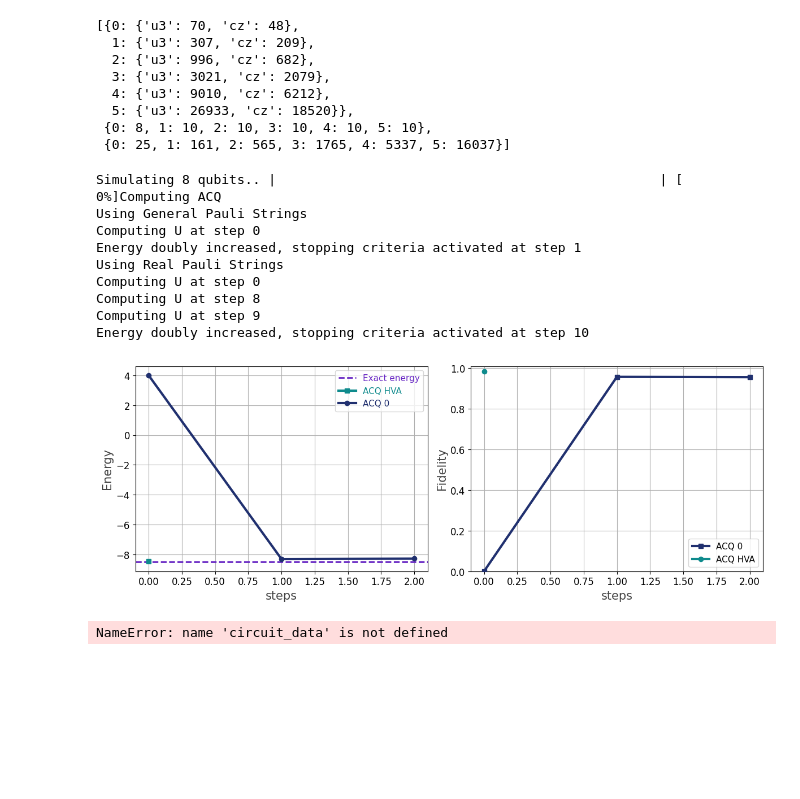
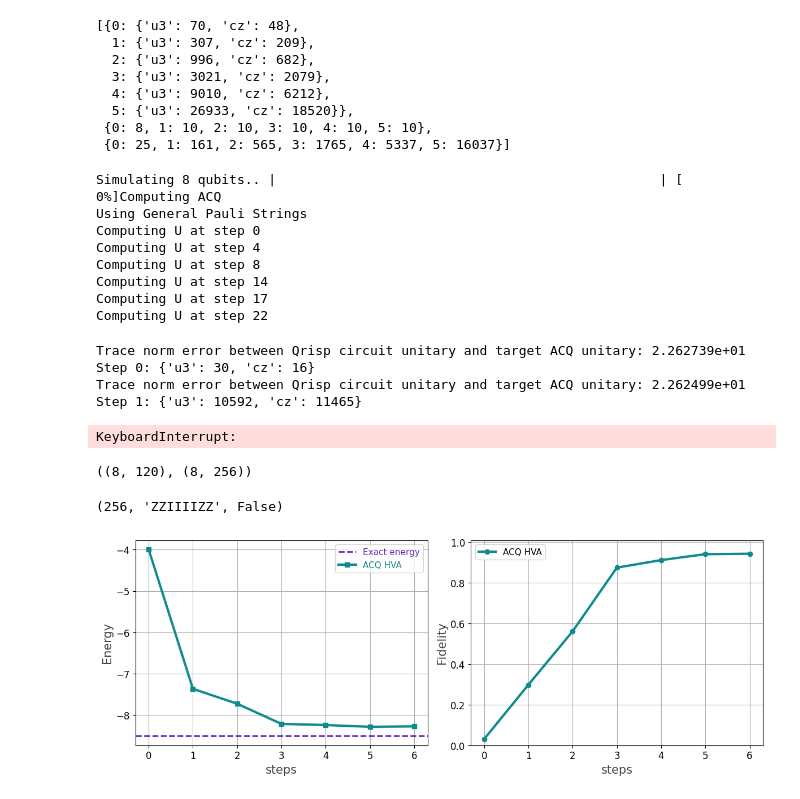
Before and after one commit to LucaYoy/ACQ, a Jupyter notebook: DBF/example_TFIM_DBF.ipynb, the cells around one changed output. Cells and saved outputs as stored; diff of their text form; code cells hidden in the pictures; blank space fills up the shorter version.

Commit message:
fixed evo bug, fixed ps bug, fixed transpilation for general ps, still working on that

```diff
--- a/DBF/example_TFIM_DBF.ipynb
+++ b/DBF/example_TFIM_DBF.ipynb
@@ -81,7 +82,7 @@ def U_0(qv):
     pass
 
 HVA = VQEProblem(H,ansatz_hva,3,init_function=init_function)
-U_HVA = HVA.train_function(QuantumVariable(n_qubits),depth=3,max_iter=100)
+U_HVA = HVA.train_function(QuantumVariable(n_qubits),depth=1,max_iter=100)
 
 def state_prep_hva():
     qv = QuantumVariable(n_qubits)
@@ -206,97 +207,112 @@ qc_hva = state_prep_hva().qs.compile()
 psi_0_hva = sp.csc_matrix(get_statevector(qc_hva,n_qubits).reshape(-1,1))
 
 #QITE and ACQ evolution
-D=2
+D=4
 dt = 0.1
-N = 100
+N = 25
 print("Computing ACQ")
 E_ACQ_hva,psi_ACQ_hva,indx_acq_hva,times_acq_hva,a_acq_hva = evol.ACQ(n_qubits,H_acq,H_trot,D,psi_0_hva,N,dt,methodLS='LU')
-E_ACQ_0,psi_ACQ_0,indx_acq_0,times_acq_0,a_acq_0 = evol.ACQ(n_qubits,H_acq,H_trot,D,psi_0,N,dt,methodLS='LU')
+#E_ACQ_0,psi_ACQ_0,indx_acq_0,times_acq_0,a_acq_0 = evol.ACQ(n_qubits,H_acq,H_trot,D,psi_0,N,dt,methodLS='LU')
 # %% [output]
 Simulating 8 qubits.. |                                                 | [  0%]Computing ACQ
 Using General Pauli Strings
 Computing U at step 0
-Energy doubly increased, stopping criteria activated at step 1
-Using Real Pauli Strings
-Computing U at step 0
+Computing U at step 4
 Computing U at step 8
-Computing U at step 9
-Energy doubly increased, stopping criteria activated at step 10
+Computing U at step 14
+Computing U at step 17
+Computing U at step 22
 # %%
 import PauliStrings as ps
+import run_qite
+importlib.reload(run_qite)
 from run_qite import build_acq_circuit_qrisp
 
-num_paulis,PD,fail = ps.real(H_trot,D,n_qubits,PDstr=True)
+num_paulis_real,PD_real,fail_real = ps.real(H_trot,D,n_qubits,PDstr=True)
+num_paulis_gen,PD_gen,fail_gen = ps.general(H_trot,D,n_qubits,PDstr=True)
 circuit_ops_0 = {}
 circuits_0 = {}
 
-steps_acq_0 = len(a_acq_0)
+#steps_acq_0 = len(a_acq_0)
 steps_acq_hva = len(a_acq_hva)
-
+'''
 for step in range(steps_acq_0+1):
-    qc = build_acq_circuit_qrisp(n_qubits,D,2,PD,a_acq_0,times_acq_0,step,U_0)
+    qc = build_acq_circuit_qrisp(n_qubits,D,2,PD_real,a_acq_0,times_acq_0,step,U_0)
     tqc = qc.transpile(basis_gates=['cz','u'])
 
     circuits_0[step] = qc
     circuit_ops_0[step] = tqc.count_ops()
+    print(f"Step {step}: {tqc.count_ops()}")
+
 
 circuit_data_0 = {
     'circuits': circuits_0,
     'circuit_ops': circuit_ops_0
 }
-
+'''
 circuit_ops_hva = {}
 circuits_hva = {}
 
 for step_acq in range(steps_acq_hva+1):
-    qc = build_acq_circuit_qrisp(n_qubits,D,2,PD,a_acq_hva,times_acq_hva,step_acq,U_HVA,atol=1e-5)
+    qc = build_acq_circuit_qrisp(n_qubits,D,2,PD_gen,a_acq_hva,times_acq_hva,step_acq,U_HVA,trotter_steps=3)
     tqc = qc.transpile(basis_gates=['cz','u'])
 
     circuits_hva[step_acq] = qc
     circuit_ops_hva[step_acq] = tqc.count_ops()
+    print(f"Step {step_acq}: {tqc.count_ops()}")
 
 circuit_data_hva = {
     'circuits': circuits_hva,
     'circuit_ops': circuit_ops_hva
 }
+# %% [output]
+Trace norm error between Qrisp circuit unitary and target ACQ unitary: 2.262739e+01
+Step 0: {'u3': 30, 'cz': 16}
+Trace norm error between Qrisp circuit unitary and target ACQ unitary: 2.262499e+01
+Step 1: {'u3': 10592, 'cz': 11465}
+KeyboardInterrupt:
+# %%
+np.shape(PD_real),np.shape(PD_gen)
+# %% [output]
+((8, 120), (8, 256))
+# %%
+ps.general(H_trot,D,n_qubits,PDstr=True)
+# %% [output]
+(256, 'ZZIIIIZZ', False)
 # %%
 from run_qite import get_statevector,compute_moments
 
-energies_acq_0 = [compute_moments(get_statevector(circuit_data_0['circuits'][step],n_qubits),H_acq)[0] for step in range(steps_acq_0+1)]
-fidelities_acq_0 = [fidelity_pure(psigs, get_statevector(circuit_data_0['circuits'][step],n_qubits).reshape(-1,1)) for step in range(steps_acq_0+1)]
+#energies_acq_0 = [compute_moments(get_statevector(circuit_data_0['circuits'][step],n_qubits),H_acq)[0] for step in range(steps_acq_0+1)]
+#fidelities_acq_0 = [fidelity_pure(psigs, get_statevector(circuit_data_0['circuits'][step],n_qubits).reshape(-1,1)) for step in range(steps_acq_0+1)]
 
 energies_acq_hva = [compute_moments(get_statevector(circuit_data_hva['circuits'][step],n_qubits),H_acq)[0] for step in range(steps_acq_hva+1)]
 fidelities_acq_hva = [fidelity_pure(psigs, get_statevector(circuit_data_hva['circuits'][step],n_qubits).reshape(-1,1)) for step in range(steps_acq_hva+1)]
 
 fig, (ax1, ax2) = plt.subplots(1, 2, figsize=(12, 4.5))
 # Energy plot
 ax1.set_xlabel('steps', fontsize=15, color='#444444')
 ax1.set_ylabel('Energy', fontsize=15, color='#444444')
 ax1.axhline(y=E_gs, color='#6929C4', linestyle='--', linewidth=2, label='Exact energy')
 ax1.plot(range(steps_acq_hva+1), energies_acq_hva, c='#0f8b8d', marker='s', linestyle='solid', linewidth=3, zorder=3, label='ACQ HVA')
-ax1.plot(range(steps_acq_0+1), energies_acq_0, c='#20306f', marker='o', linestyle='solid', linewidth=3, zorder=3, label='ACQ 0')
+#ax1.plot(range(steps_acq_0+1), energies_acq_0, c='#20306f', marker='o', linestyle='solid', linewidth=3, zorder=3, label='ACQ 0')
 ax1.legend(fontsize=11, labelcolor='linecolor')
 ax1.tick_params(axis='both', labelsize=12)
 ax1.grid()
 
 # Fidelity plot
 ax2.set_xlabel('steps', fontsize=15, color='#444444')
 ax2.set_ylabel('Fidelity', fontsize=15, color='#444444')
-ax2.plot(range(steps_acq_0+1), fidelities_acq_0, c='#20306f', marker='s', linestyle='solid', linewidth=3, zorder=3, label='ACQ 0')
+#ax2.plot(range(steps_acq_0+1), fidelities_acq_0, c='#20306f', marker='s', linestyle='solid', linewidth=3, zorder=3, label='ACQ 0')
 ax2.plot(range(steps_acq_hva+1), fidelities_acq_hva, c='#0f8b8d', marker='o', linestyle='solid', linewidth=3, zorder=3, label='ACQ HVA')
 ax2.set_ylim(0.0, 1.01)
 ax2.legend(fontsize=11, loc='upper right')
 ax2.set_ylim(0.0, 1.01)
 ax2.legend(fontsize=11)
 ax2.tick_params(axis='both', labelsize=12)
 ax2.grid()
 
 #plt.savefig(f'TFIM_N{n_qubits}_J{J}_h{h}_steps{steps_acq_0}_ACQ_D{D}_results.png', dpi=300, bbox_inches='tight')
 plt.tight_layout()
 plt.show()
 # %% [output]
-[figure, old version]
+[figure, new version]
-# %%
-circuit_data['circuit_ops']
-# %% [output]
-NameError: name 'circuit_data' is not defined
```
Also changed, not shown: parts of 5 cells of this notebook, 4 other files.
